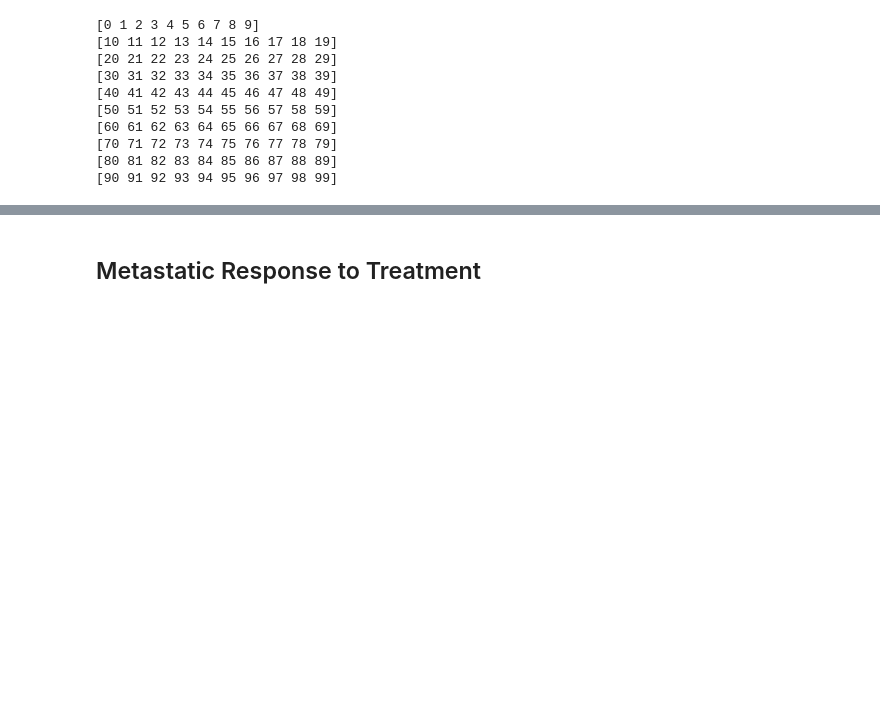
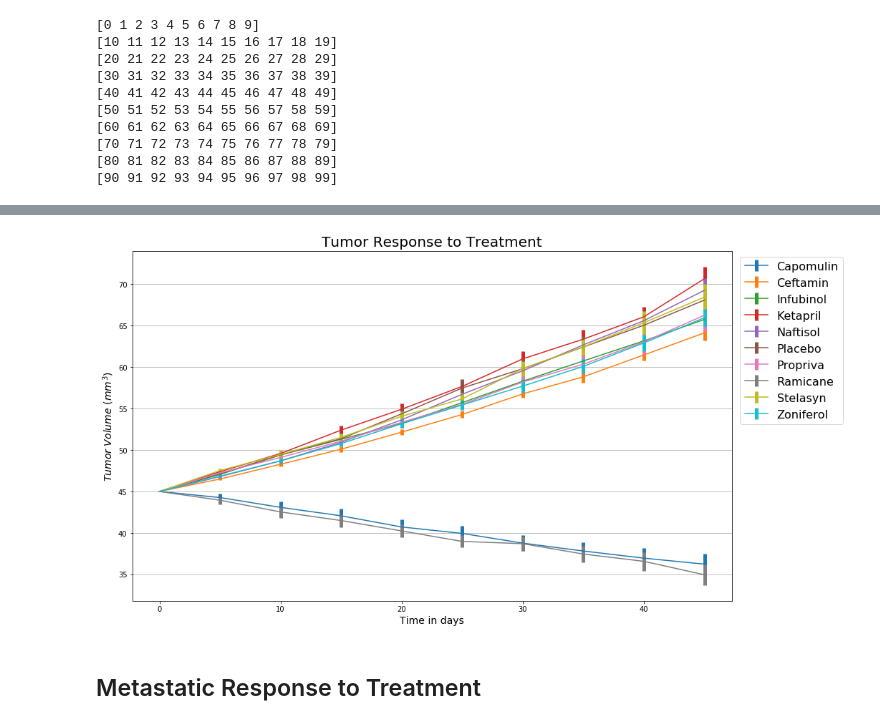
Before and after one commit to cbt8/Matplotlib_homework, a Jupyter notebook: Instructions/Pymaceuticals/pymaceuticals_starter.ipynb, the cells around one changed output, grey strips where cells are left out. Saved outputs shown, nothing was run; the diff lists cells and outputs as text; code cells hidden in the pictures; blank space fills up the shorter version.

```diff
--- a/Instructions/Pymaceuticals/pymaceuticals_starter.ipynb
+++ b/Instructions/Pymaceuticals/pymaceuticals_starter.ipynb
@@ -424,0 +334,4 @@ plt.show()
+# %%
+errordf2 = errordf.sort_values(['Drug', 'Timepoint'])
+
+errordf2.head()
@@ -425,2 +345,45 @@ plt.show()
+# %%
+# Generate the Plot (with Error Bars)
+
+timepoint = np.arange(0,50,5)
+druglist= list(tumvoldf['Drug'].unique())
+tumvolmax = tumvoldf['Tumor Volume (mm3)'].max()
+tumvolmin = tumvoldf['Tumor Volume (mm3)'].min()
+
+
+vol= []
+for drug in druglist:
+    for i in range(len(tumvoldf)):
+        if tumvoldf['Drug'][i]== drug:
+
+            vol.append(tumvoldf['Tumor Volume (mm3)'][i])
+
+
+#plt.axis([0,40,tumvolmin-5,tumvolmax+1])
+plt.figure(figsize = (15,9))
+plt.title('Tumor Response to Treatment', size = 20)
+plt.xlabel('Time in days', size= 14)
+plt.ylabel('$Tumor\ Volume\ (mm^3)$', size=14)
+plt.grid(True, axis='y')
+for i in range(len(druglist)):
+
+    plt.errorbar(tumvoldf.loc[tumvoldf['Drug']== druglist[i]]['Timepoint'],
+             tumvoldf.loc[tumvoldf['Drug']== druglist[i]]['Tumor Volume (mm3)'],
+             label = druglist[i],
+                 yerr = errordf2.loc[errordf2['Drug'] == druglist[i]]['Std Error'],
+                elinewidth = 5)
+
+
+plt.legend(loc= 9, bbox_to_anchor=(1.1, 1), ncol=1, prop={'size': 16})
+plt.show()
+
+#Note: I took some liberties with formatting the graph here, because the original is hard to see. My result is also a bit tough to see, but I think
+#it is an improvement.
+
+# Save the Figure
+
+# Show the Figure
+# %% [output]
+[figure, added]
 # %% [markdown]
 ## Metastatic Response to Treatment
```
Also changed, not shown: parts of 28 cells of this notebook.
